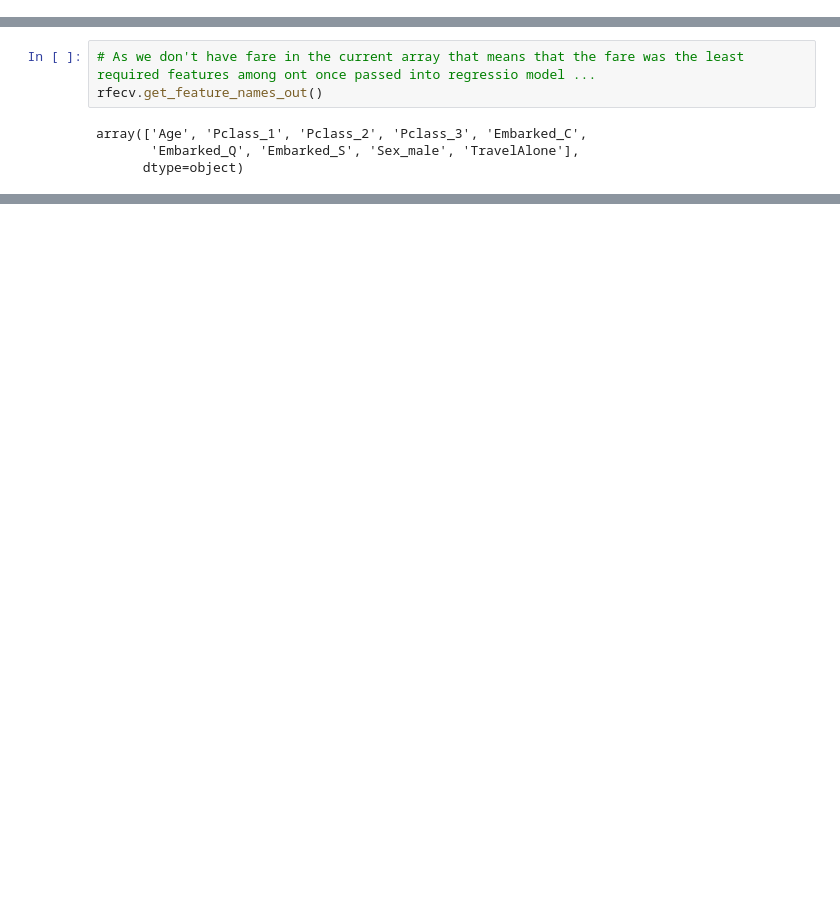
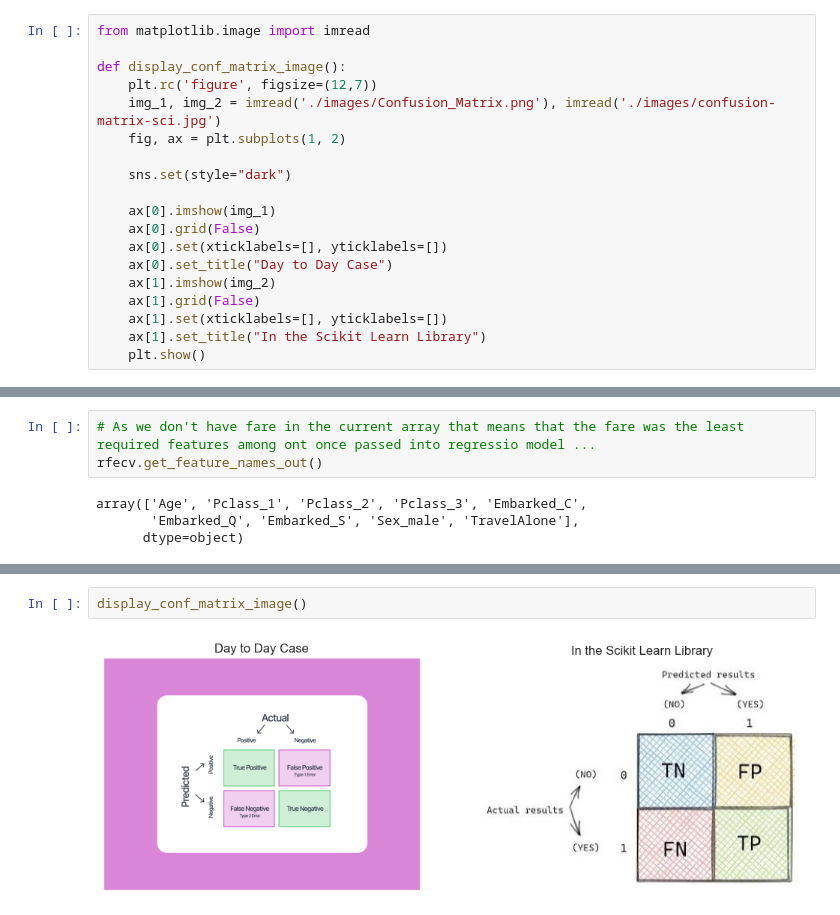
Before and after one commit to SahilLodha/AI_Classes_Notebooks, a Jupyter notebook: classical_ml/Section 02 - Logistic Regression/Logistic Regression.ipynb, the cells around one changed output, grey strips where cells are left out. Drawn from its saved outputs; the diff is of its cells as text; blank space fills up the shorter version.

```diff
--- a/classical_ml/Section 02 - Logistic Regression/Logistic Regression.ipynb
+++ b/classical_ml/Section 02 - Logistic Regression/Logistic Regression.ipynb
@@ -7,6 +7,25 @@ import seaborn as sns
 sns.set(style="white")
 
 sns.set(style="whitegrid", color_codes=True)
+# %%
+from matplotlib.image import imread
+
+def display_conf_matrix_image():
+    plt.rc('figure', figsize=(12,7))
+    img_1, img_2 = imread('./images/Confusion_Matrix.png'), imread('./images/confusion-matrix-sci.jpg')
+    fig, ax = plt.subplots(1, 2)
+
+    sns.set(style="dark")
+
+    ax[0].imshow(img_1)
+    ax[0].grid(False)
+    ax[0].set(xticklabels=[], yticklabels=[])
+    ax[0].set_title("Day to Day Case")
+    ax[1].imshow(img_2)
+    ax[1].grid(False)
+    ax[1].set(xticklabels=[], yticklabels=[])
+    ax[1].set_title("In the Scikit Learn Library")
+    plt.show()
 # %% [markdown]
 # What is Logistic Regression ?
 # %% [markdown]
@@ -268,0 +300,4 @@ from sklearn.metrics import confusion_matrix, precision_score, recall_score, pre
+# %%
+display_conf_matrix_image()
+# %% [output]
+[figure, added]
```
Also changed, not shown: parts of 16 cells of this notebook, 2 other files.
